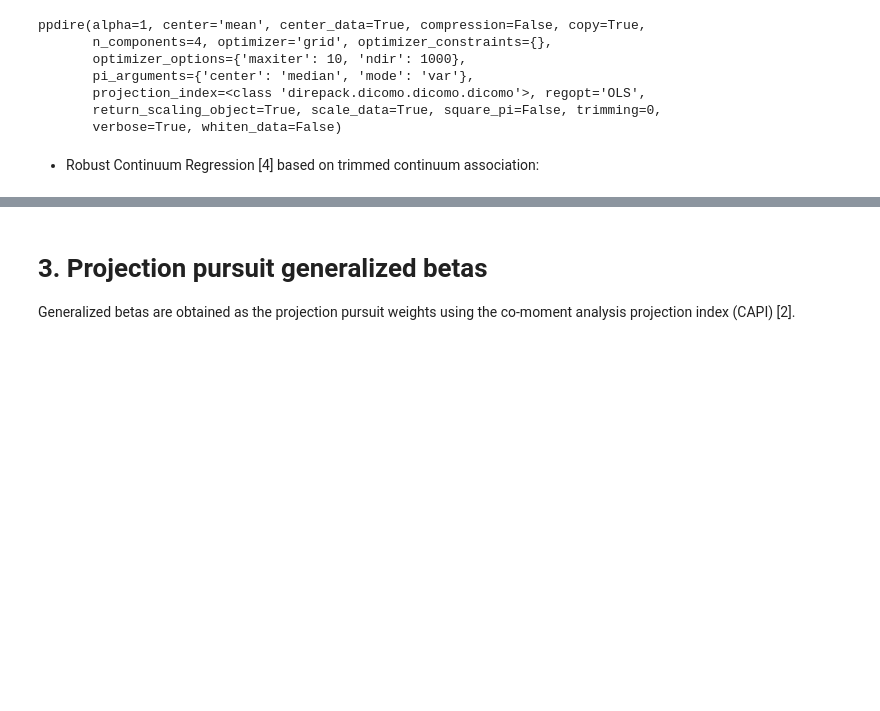
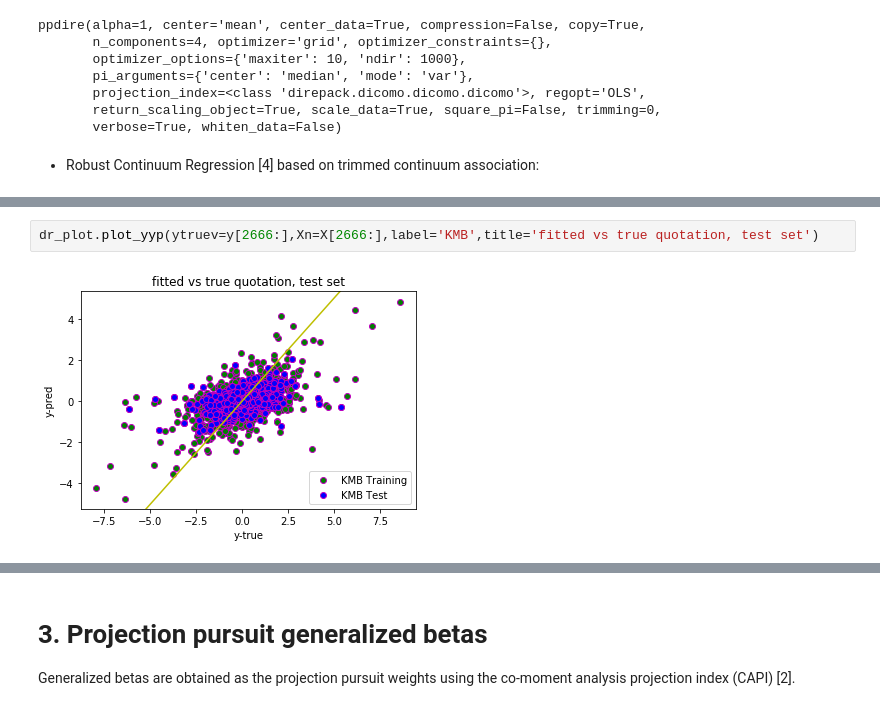
Before and after one commit to SvenSerneels/direpack, a Jupyter notebook: examples/ppdire_example.ipynb, the cells around one changed output, grey strips where cells are left out. Drawn from its saved outputs; the diff is of its cells as text; blank space fills up the shorter version.

```diff
--- a/examples/ppdire_example.ipynb
+++ b/examples/ppdire_example.ipynb
@@ -256,0 +265,4 @@ array([-0.26770602,  0.8438178 , -0.22220975, ..., -0.02740443,
+# %%
+dr_plot.plot_yyp(ytruev=y[2666:],Xn=X[2666:],label='KMB',title='fitted vs true quotation, test set')
+# %% [output]
+[figure, added]
```
Also changed, not shown: parts of 5 cells of this notebook, 9 other files.
